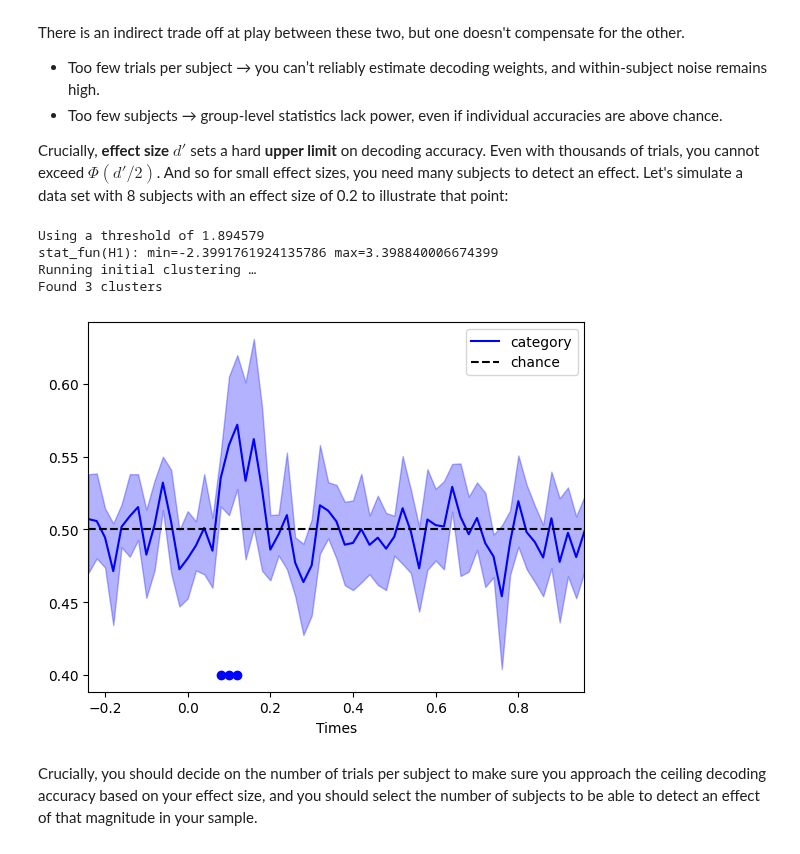
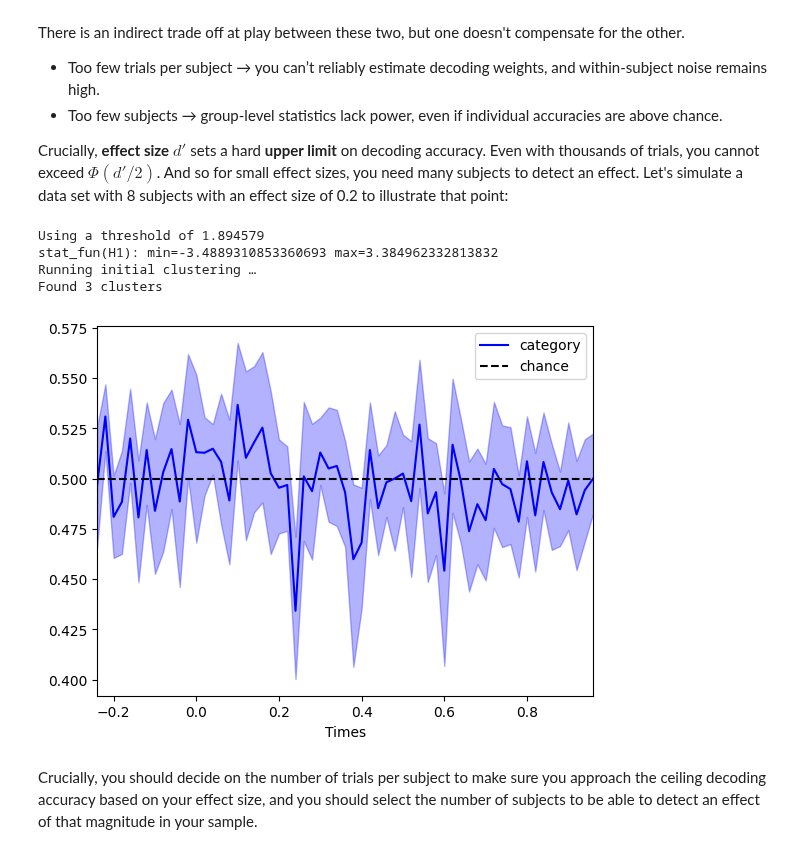
Before and after one commit to qian-chu/multisim-neuro, a Jupyter notebook: docs/source/tutorial/05-multisim_effect_size.ipynb, the cells around one changed output. Saved outputs shown, nothing was run; the diff lists cells and outputs as text; code cells hidden in the pictures.

```diff
--- a/docs/source/tutorial/05-multisim_effect_size.ipynb
+++ b/docs/source/tutorial/05-multisim_effect_size.ipynb
@@ -57,8 +57,8 @@ intersub_noise_std = 0
 
 # Specifying the effects:
 effects = [
-    {"condition": 'category', "windows": [0.1, 0.2], "effect_size": 2},
-    {"condition": 'attention', "windows": [0.3, 0.4], "effect_size": 2}
+    {"condition": 'category', "windows": [0.1, 0.2], "effect_size": 1},
+    {"condition": 'attention', "windows": [0.3, 0.4], "effect_size": 1}
     ]  # Packaging them in a list to pass to the simulator class
 # %%
 # Creating the design matrix of our 2 by two balanced design:
@@ -275,8 +275,8 @@ X = pd.DataFrame(np.array([[1, 1, -1, -1] * int(320 / 4), [1, -1] * int(320 / 2)
                  columns=cond_names)
 # Specifying the effects:
 effects = [
-    {"condition": 'category', "windows": [0.1, 0.2], "effect_size": 0.1},
-    {"condition": 'attention', "windows": [0.3, 0.4], "effect_size": 0.1}
+    {"condition": 'category', "windows": [0.1, 0.2], "effect_size": 0.2},
+    {"condition": 'attention', "windows": [0.3, 0.4], "effect_size": 0.2}
     ]  # Packaging them in a list to pass to the simulator class
 
 # Simulate the data:
@@ -323,35 +323,35 @@ T_obs, clusters, cluster_p_values, H0 = permutation_cluster_1samp_test(
     tail=1,
     out_type="mask",
     verbose=True,
 )
 sig_mask_cate = np.zeros(len(epochs[0].times), dtype=bool)
 for c, p_val in enumerate(cluster_p_values):
     if p_val < 0.05:
         sig_mask_cate[clusters[c]] = True
 # Compute the confidence intervals:
 ci_low_cate, ci_up_cate = bootstrap_confidence_interval(scores_category)
 
 fig, ax = plt.subplots()
 ax.plot(epochs[0].times, np.mean(scores_category, axis=0), label="category", color="b")
 ax.fill_between(epochs[0].times, ci_low_cate, ci_up_cate, alpha=0.3, color="b")
 ax.plot(
     epochs[0].times[sig_mask_cate],
     np.ones(np.sum(sig_mask_cate)) * 0.4,
     marker="o",
     linestyle="None",
     color="b",
 )
 ax.axhline(0.5, color="k", linestyle="--", label="chance")
 ax.set_xlim([epochs[0].times[0], epochs[0].times[-1]])
 ax.set_xlabel("Times")
 ax.legend()
 plt.show()
 # %% [output]
 Using a threshold of 1.894579
-stat_fun(H1): min=-2.3991761924135786 max=3.398840006674399
+stat_fun(H1): min=-3.4889310853360693 max=3.384962332813832
 Running initial clustering …
 Found 3 clusters
-[figure, old version]
+[figure, new version]
 # %% [markdown]
 Crucially, you should decide on the number of trials per subject to make sure you approach the ceiling decoding accuracy based on your effect size, and you should select the number of subjects to be able to detect an effect of that magnitude in your sample.
 # %% [markdown]
```
Also changed, not shown: parts of 4 cells of this notebook, 3 other files.
